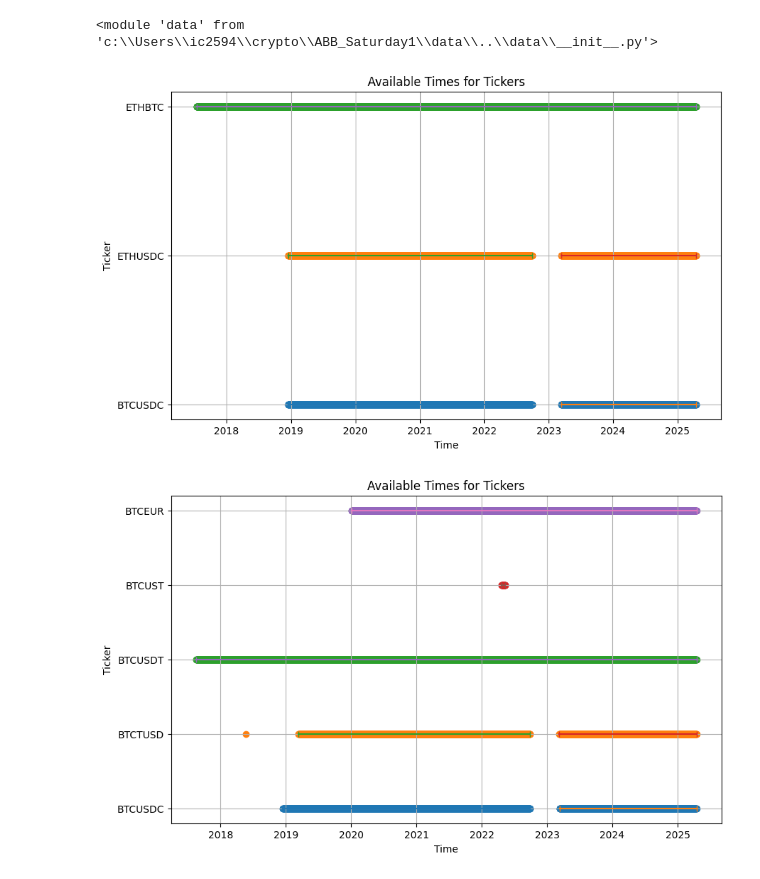
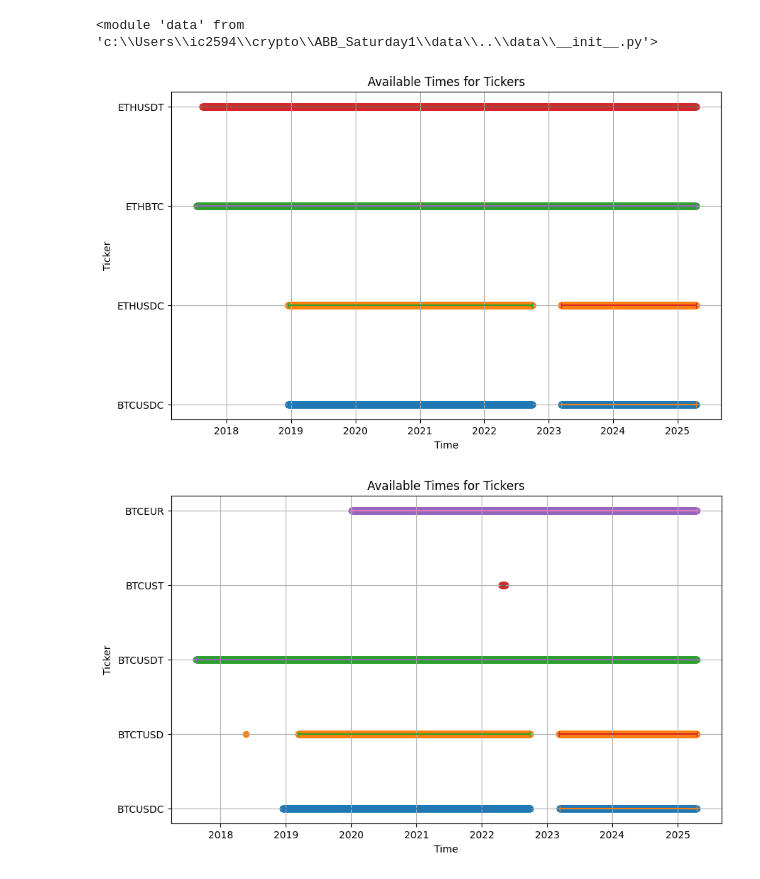
Before and after one commit to iancadev/crypto, a Jupyter notebook: ABB_Saturday1/data/test.ipynb, the cells around one changed output. Saved outputs shown, nothing was run; the diff lists cells and outputs as text; code cells hidden in the pictures.

```diff
--- a/ABB_Saturday1/data/test.ipynb
+++ b/ABB_Saturday1/data/test.ipynb
@@ -9,11 +9,12 @@ importlib.reload(data)#
 # %%
 data.plot_available_times([
     "BTCUSDC",
     "ETHUSDC",
     "ETHBTC",
+    "ETHUSDT"
 ])
 # %% [output]
-[figure, old version]
+[figure, new version]
 # %%
 data.plot_available_times([
     "BTCUSDC",
```
Also changed, not shown: parts of 2 cells of this notebook, 1 other file.
